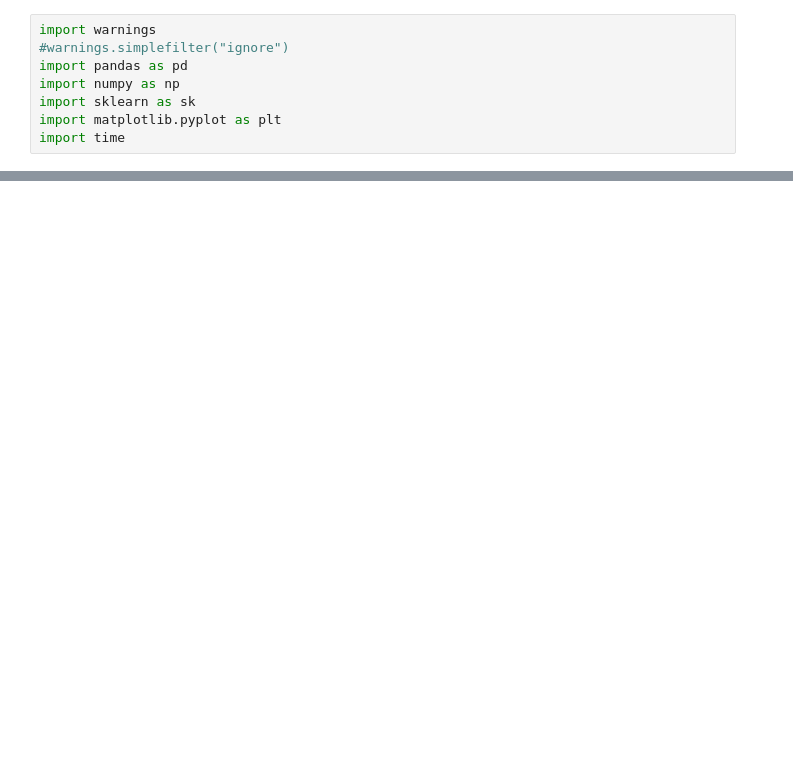
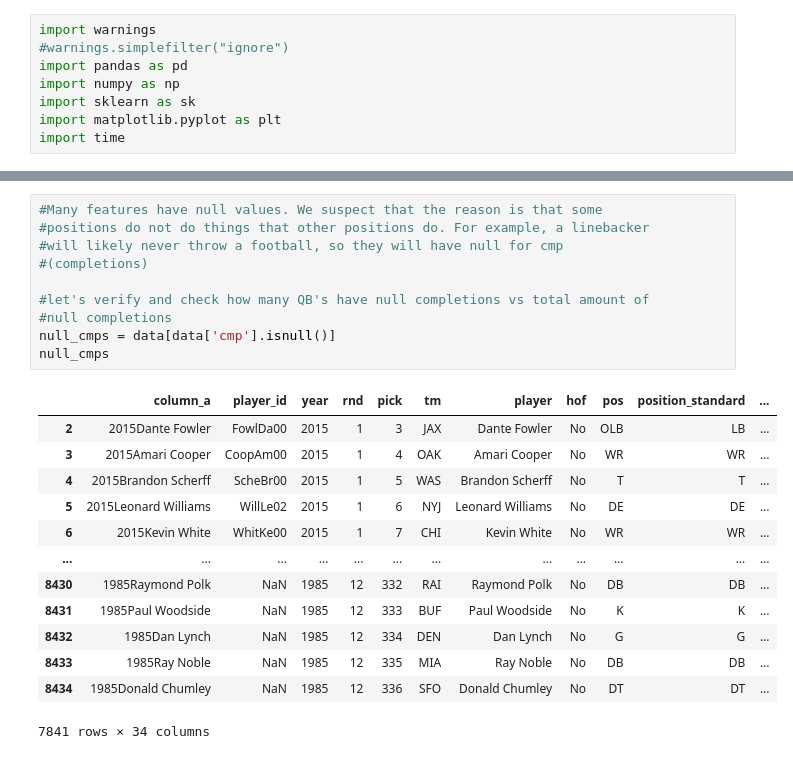
Before and after one commit to curry2736/CS-363M-Project, a Jupyter notebook: project.ipynb, the cells around one changed output, grey strips where cells are left out. Drawn from its saved outputs; the diff is of its cells as text; blank space fills up the shorter version.

Commit message:
data analysis

```diff
--- a/project.ipynb
+++ b/project.ipynb
@@ -16,0 +54,24 @@ STAT_COLUMNS = [
+# %%
+#Many features have null values. We suspect that the reason is that some
+#positions do not do things that other positions do. For example, a linebacker
+#will likely never throw a football, so they will have null for cmp
+#(completions)
+
+#let's verify and check how many QB's have null completions vs total amount of
+#null completions
+null_cmps = data[data['cmp'].isnull()]
+null_cmps
+# %% [output]
+|  | column_a | player_id | year | rnd | pick | tm | player | hof | pos | position_standard | ... |
+| 2 | 2015Dante Fowler | FowlDa00 | 2015 | 1 | 3 | JAX | Dante Fowler | No | OLB | LB | ... |
+| 3 | 2015Amari Cooper | CoopAm00 | 2015 | 1 | 4 | OAK | Amari Cooper | No | WR | WR | ... |
+| 4 | 2015Brandon Scherff | ScheBr00 | 2015 | 1 | 5 | WAS | Brandon Scherff | No | T | T | ... |
+| 5 | 2015Leonard Williams | WillLe02 | 2015 | 1 | 6 | NYJ | Leonard Williams | No | DE | DE | ... |
+| 6 | 2015Kevin White | WhitKe00 | 2015 | 1 | 7 | CHI | Kevin White | No | WR | WR | ... |
+| ... | ... | ... | ... | ... | ... | ... | ... | ... | ... | ... | ... |
+| 8430 | 1985Raymond Polk | NaN | 1985 | 12 | 332 | RAI | Raymond Polk | No | DB | DB | ... |
+| 8431 | 1985Paul Woodside | NaN | 1985 | 12 | 333 | BUF | Paul Woodside | No | K | K | ... |
+| 8432 | 1985Dan Lynch | NaN | 1985 | 12 | 334 | DEN | Dan Lynch | No | G | G | ... |
+| 8433 | 1985Ray Noble | NaN | 1985 | 12 | 335 | MIA | Ray Noble | No | DB | DB | ... |
+| 8434 | 1985Donald Chumley | NaN | 1985 | 12 | 336 | SFO | Donald Chumley | No | DT | DT | ... |
+7841 rows × 34 columns
```
Also changed, not shown: parts of 15 cells of this notebook, 1 other file.
